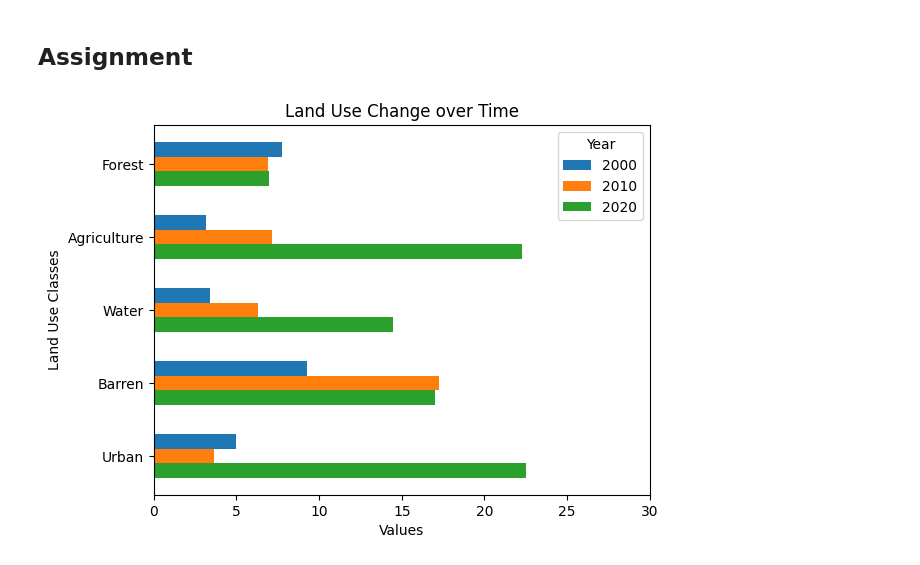
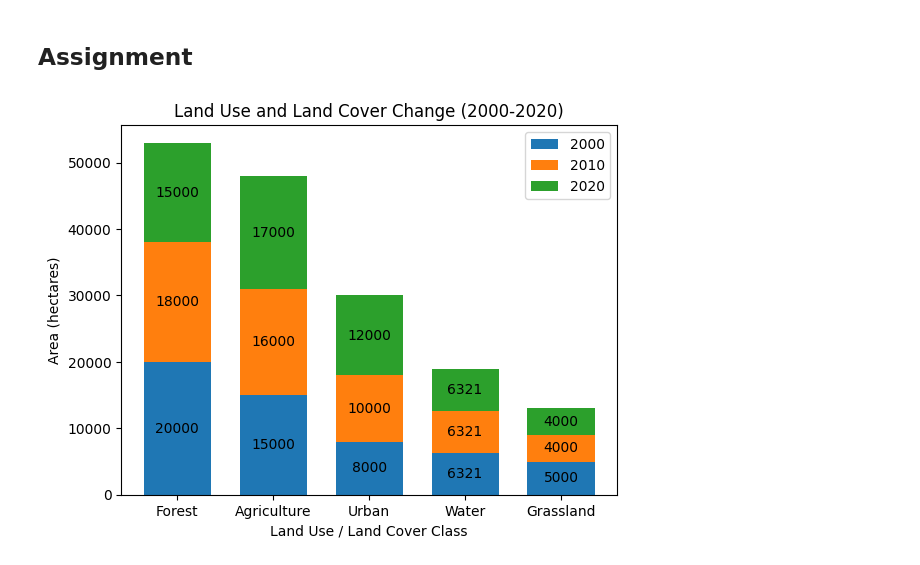
Before and after one commit to mrrpablo/pandas, a Jupyter notebook: Bar Label.ipynb, the cells around one changed output. Drawn from its saved outputs; the diff is of its cells as text; code cells hidden in the pictures.

```diff
--- a/Bar Label.ipynb
+++ b/Bar Label.ipynb
@@ -78,41 +78,35 @@ plt.show()
 [figure]
 # %% [markdown]
 ## Assignment
-# %%
-import matplotlib.pyplot as plt
-import numpy as np
-
-#variables
-np.random.seed(1234567)
-LandUseClasses = ["Forest", "Agriculture", "Water", "Barren", "Urban"]
-years = [2000, 2010, 2020]
-y_pos = np.arange(len(LandUseClasses))
-
-#Generate random counts (heights) for each class in each year
-count_2000 = 3 + 20 * np.random.rand(len(LandUseClasses))
-count_2010 = 3 + 20 * np.random.rand(len(LandUseClasses))
-count_2020 = 3 + 20 * np.random.rand(len(LandUseClasses))
-
-fig, ax = plt.subplots()
-# bar width
-width = 0.2
-
-ax.barh(y_pos - width, count_2000, height=width, label="2000")
-ax.barh(y_pos, count_2010, height=width, label="2010")
-ax.barh(y_pos + width, count_2020, height=width, label="2020")
-
-ax.set_yticks(y_pos)
-ax.set_yticklabels(LandUseClasses)
-ax.invert_yaxis()
-
-ax.set_title("Land Use Change over Time")
-ax.set_xlabel("Values")
-ax.set_ylabel("Land Use Classes")
-
-ax.legend(title="Year")
-
-ax.set_xlim(right = 30)
-
-plt.show()
-# %% [output]
-[figure, removed]
+# %%
+import matplotlib.pyplot as plt
+import numpy as np
+
+# Variables - 5 Classes of Land use and Land Cover
+LandUse = ("Forest", "Agriculture", "Urban", "Water", "Grassland")
+
+# Class (2000, 2010, and 2020) with Count
+# Sum of counts for each year is 54321
+LandUseData = {
+    "2000": np.array([20000, 15000, 8000, 6321, 5000]),
+    "2010": np.array([18000, 16000, 10000, 6321, 4000]),
+    "2020": np.array([15000, 17000, 12000, 6321, 4000])
+}
+
+width = 0.7
+
+fig, ax = plt.subplots()
+bottom = np.zeros(5)
+
+for year, data in LandUseData.items():
+    Plot = ax.bar(LandUse, data, width, label=year, bottom=bottom)
+    ax.bar_label(Plot, label_type="center")
+    bottom += data
+
+plt.legend()
+ax.set_ylabel("Area (hectares)")
+ax.set_xlabel("Land Use / Land Cover Class")
+ax.set_title("Land Use and Land Cover Change (2000-2020)")
+plt.show()
+# %% [output]
+[figure, added]
```
Also changed, not shown: parts of 1 cell of this notebook.
